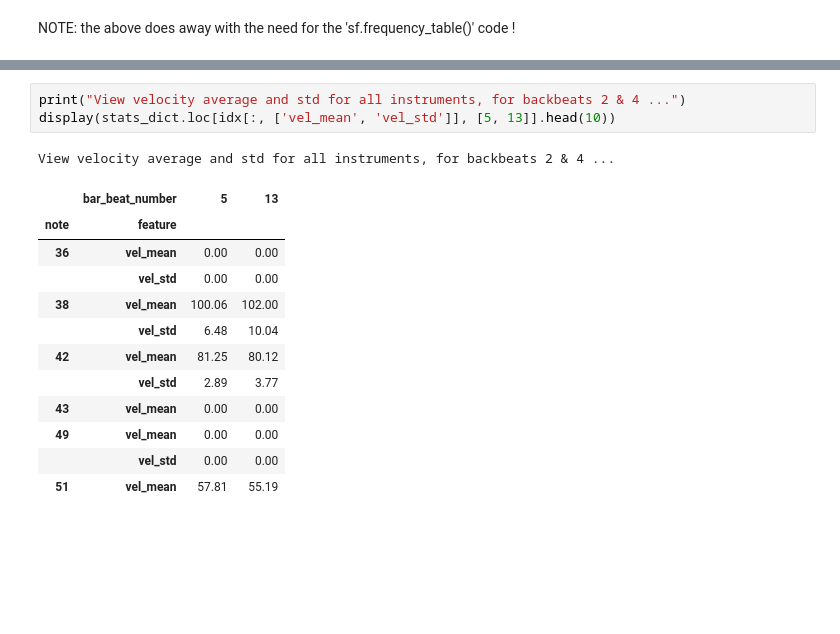
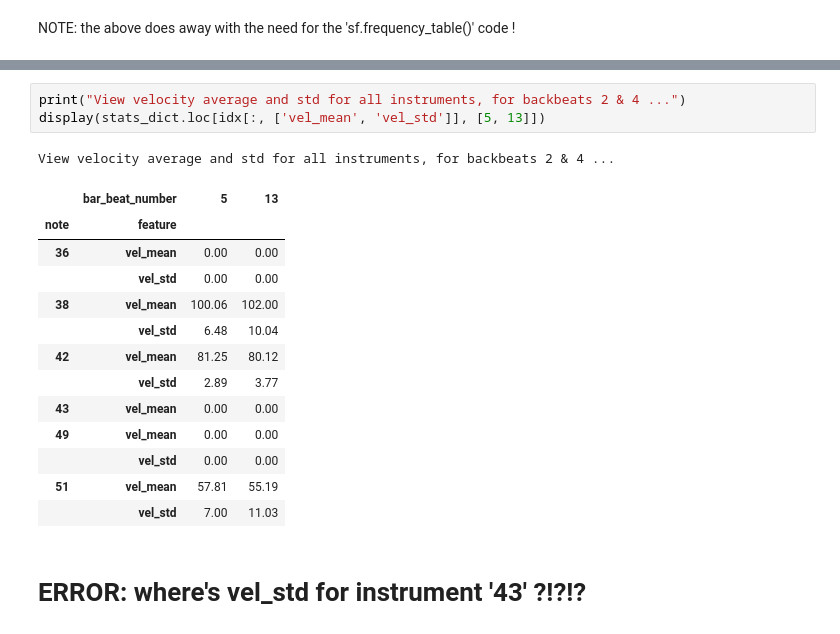
Before and after one commit to curtiscu/LYIT, a Jupyter notebook: TestingStatsNFeaturesCode.ipynb, the cells around one changed output, grey strips where cells are left out. Saved outputs shown, nothing was run; the diff lists cells and outputs as text; blank space fills up the shorter version.

```diff
--- a/TestingStatsNFeaturesCode.ipynb
+++ b/TestingStatsNFeaturesCode.ipynb
@@ -254,18 +297,21 @@ View IQR (i.e. 'off_iqr') for all instruments, across all beats ...
 | 51 | off_iqr | 16.5 | 0.0 | 14.0 | 3.0 | 9.5 | 0.0 | 14.5 | 0.0 | 18.0 | ... |
 # %%
 print("View velocity average and std for all instruments, for backbeats 2 & 4 ...")
-display(stats_dict.loc[idx[:, ['vel_mean', 'vel_std']], [5, 13]].head(10))
+display(stats_dict.loc[idx[:, ['vel_mean', 'vel_std']], [5, 13]])
 # %% [output]
 View velocity average and std for all instruments, for backbeats 2 & 4 ...
 |  | bar_beat_number | 5 | 13 |
 | note | feature |  |  |
 | 36 | vel_mean | 0.00 | 0.00 |
 |  | vel_std | 0.00 | 0.00 |
 | 38 | vel_mean | 100.06 | 102.00 |
 |  | vel_std | 6.48 | 10.04 |
 | 42 | vel_mean | 81.25 | 80.12 |
 |  | vel_std | 2.89 | 3.77 |
 | 43 | vel_mean | 0.00 | 0.00 |
 | 49 | vel_mean | 0.00 | 0.00 |
 |  | vel_std | 0.00 | 0.00 |
 | 51 | vel_mean | 57.81 | 55.19 |
+|  | vel_std | 7.00 | 11.03 |
+# %% [markdown]
+# ERROR: where's  vel_std for instrument '43'  ?!?!?
```
Also changed, not shown: parts of 12 cells of this notebook.
